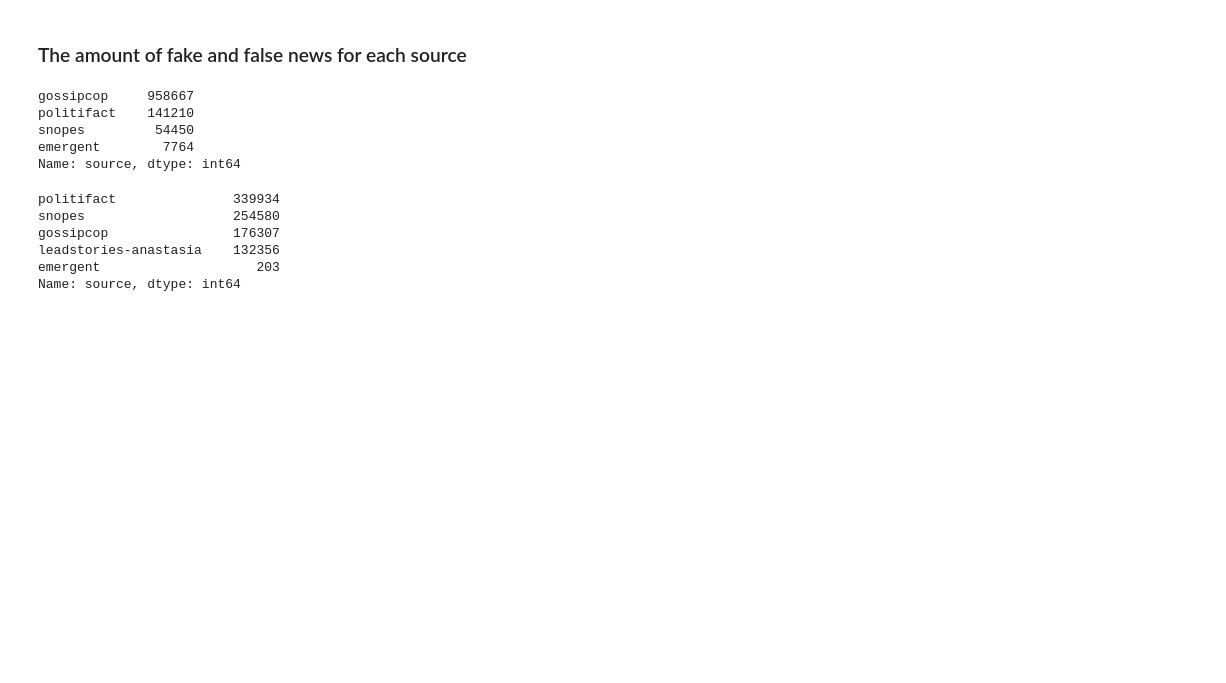
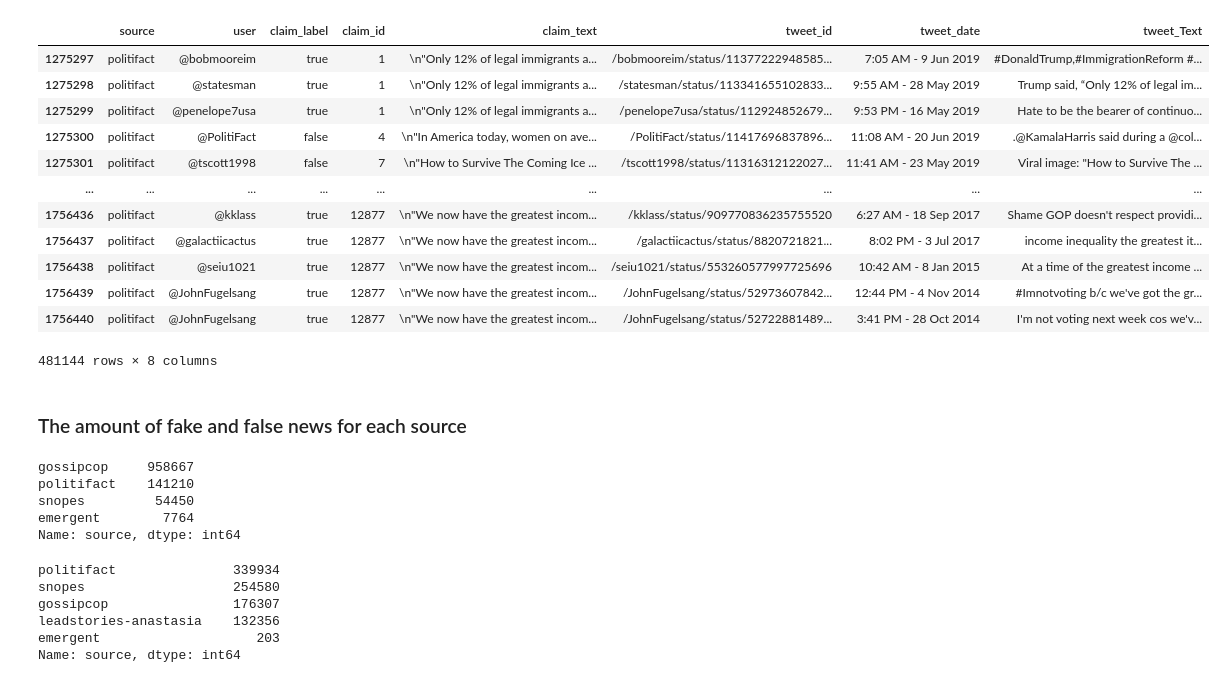
Before and after one commit to vtrikoupis/masters-thesis, a Jupyter notebook: PAN_dataset_processing.ipynb, the cells around one changed output. Drawn from its saved outputs; the diff is of its cells as text; code cells hidden in the pictures; blank space fills up the shorter version.

Commit message:
PAN dataset

```diff
--- a/PAN_dataset_processing.ipynb
+++ b/PAN_dataset_processing.ipynb
@@ -20,6 +32,22 @@ import matplotlib.pyplot as plt
 pan_dataset = pd.read_pickle('all_collected_users_en')
 true = pan_dataset[pan_dataset['claim_label']=='true']
 false = pan_dataset[pan_dataset['claim_label']=='false']
+# %%
+pan_dataset[pan_dataset['source']=='politifact']
+# %% [output]
+|  | source | user | claim_label | claim_id | claim_text | tweet_id | tweet_date | tweet_Text |
+| 1275297 | politifact | @bobmooreim | true | 1 | \n"Only 12% of legal immigrants a... | /bobmooreim/status/11377222948585... | 7:05 AM - 9 Jun 2019 | #DonaldTrump,#ImmigrationReform #... |
+| 1275298 | politifact | @statesman | true | 1 | \n"Only 12% of legal immigrants a... | /statesman/status/113341655102833... | 9:55 AM - 28 May 2019 | Trump said, “Only 12% of legal im... |
+| 1275299 | politifact | @penelope7usa | true | 1 | \n"Only 12% of legal immigrants a... | /penelope7usa/status/112924852679... | 9:53 PM - 16 May 2019 | Hate to be the bearer of continuo... |
+| 1275300 | politifact | @PolitiFact | false | 4 | \n"In America today, women on ave... | /PolitiFact/status/11417696837896... | 11:08 AM - 20 Jun 2019 | .@KamalaHarris said during a @col... |
+| 1275301 | politifact | @tscott1998 | false | 7 | \n"How to Survive The Coming Ice ... | /tscott1998/status/11316312122027... | 11:41 AM - 23 May 2019 | Viral image: "How to Survive The ... |
+| ... | ... | ... | ... | ... | ... | ... | ... | ... |
+| 1756436 | politifact | @kklass | true | 12877 | \n"We now have the greatest incom... | /kklass/status/909770836235755520 | 6:27 AM - 18 Sep 2017 | Shame GOP doesn't respect providi... |
+| 1756437 | politifact | @galactiicactus | true | 12877 | \n"We now have the greatest incom... | /galactiicactus/status/8820721821... | 8:02 PM - 3 Jul 2017 | income inequality the greatest it... |
+| 1756438 | politifact | @seiu1021 | true | 12877 | \n"We now have the greatest incom... | /seiu1021/status/553260577997725696 | 10:42 AM - 8 Jan 2015 | At a time of the greatest income ... |
+| 1756439 | politifact | @JohnFugelsang | true | 12877 | \n"We now have the greatest incom... | /JohnFugelsang/status/52973607842... | 12:44 PM - 4 Nov 2014 | #Imnotvoting b/c we've got the gr... |
+| 1756440 | politifact | @JohnFugelsang | true | 12877 | \n"We now have the greatest incom... | /JohnFugelsang/status/52722881489... | 3:41 PM - 28 Oct 2014 | I'm not voting next week cos we'v... |
+481144 rows × 8 columns
 # %% [markdown]
 ### The amount of fake and false news for each source
 # %%
```
Also changed, not shown: parts of 28 cells of this notebook.
